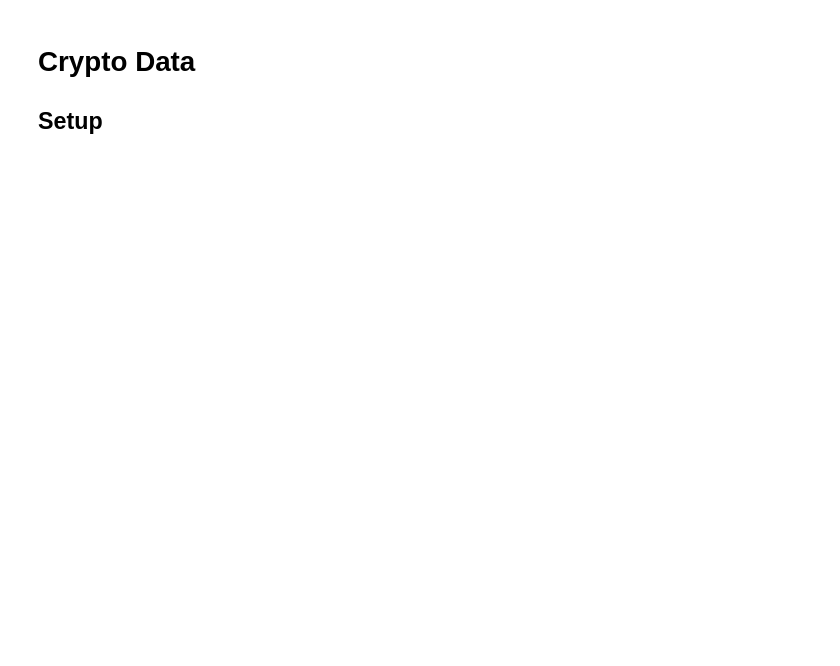
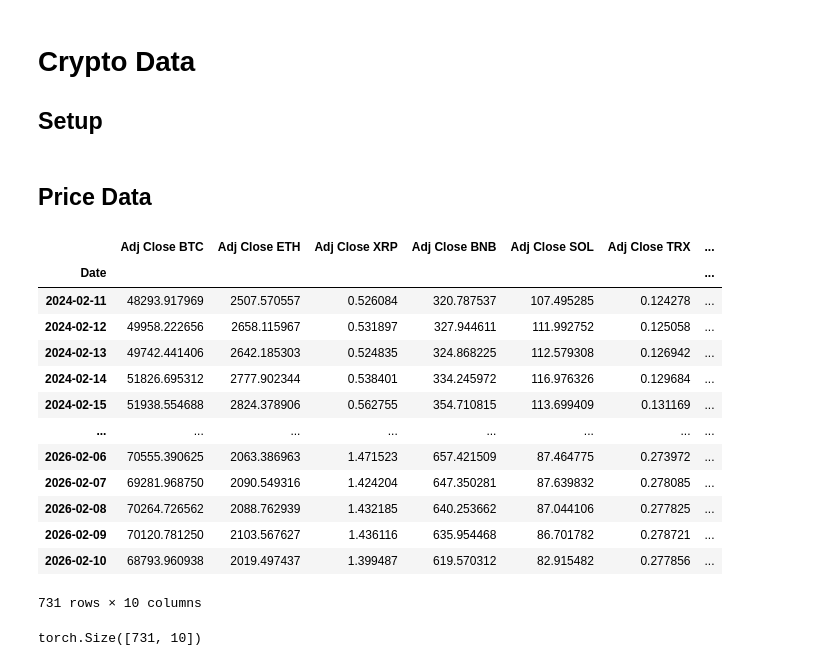
Before and after one commit to fgias/stock-price-anomaly-detection, a Jupyter notebook: crypto_data.ipynb, the cells around one changed output. Saved outputs shown, nothing was run; the diff lists cells and outputs as text; code cells hidden in the pictures; blank space fills up the shorter version.

Commit message:
Add crypto datasets

```diff
--- a/crypto_data.ipynb
+++ b/crypto_data.ipynb
@@ -7,3 +9,5 @@ import matplotlib.pyplot as plt
 
 from data_processing import download_data
+# %% [markdown]
+## Price Data
 # %%
@@ -14,0 +28,17 @@ for ticker in tickers:
+# %%
+df
+# %% [output]
+|  | Adj Close BTC | Adj Close ETH | Adj Close XRP | Adj Close BNB | Adj Close SOL | Adj Close TRX | ... |
+| Date |  |  |  |  |  |  | ... |
+| 2024-02-11 | 48293.917969 | 2507.570557 | 0.526084 | 320.787537 | 107.495285 | 0.124278 | ... |
+| 2024-02-12 | 49958.222656 | 2658.115967 | 0.531897 | 327.944611 | 111.992752 | 0.125058 | ... |
+| 2024-02-13 | 49742.441406 | 2642.185303 | 0.524835 | 324.868225 | 112.579308 | 0.126942 | ... |
+| 2024-02-14 | 51826.695312 | 2777.902344 | 0.538401 | 334.245972 | 116.976326 | 0.129684 | ... |
+| 2024-02-15 | 51938.554688 | 2824.378906 | 0.562755 | 354.710815 | 113.699409 | 0.131169 | ... |
+| ... | ... | ... | ... | ... | ... | ... | ... |
+| 2026-02-06 | 70555.390625 | 2063.386963 | 1.471523 | 657.421509 | 87.464775 | 0.273972 | ... |
+| 2026-02-07 | 69281.968750 | 2090.549316 | 1.424204 | 647.350281 | 87.639832 | 0.278085 | ... |
+| 2026-02-08 | 70264.726562 | 2088.762939 | 1.432185 | 640.253662 | 87.044106 | 0.277825 | ... |
+| 2026-02-09 | 70120.781250 | 2103.567627 | 1.436116 | 635.954468 | 86.701782 | 0.278721 | ... |
+| 2026-02-10 | 68793.960938 | 2019.497437 | 1.399487 | 619.570312 | 82.915482 | 0.277856 | ... |
+731 rows × 10 columns
@@ -14,0 +48,6 @@ for ticker in tickers:
+# %%
+# Load
+data_tensor = torch.tensor(np.load("stgan-algo/STGAN/crypto/data/data.npy"), dtype=torch.float)
+data_tensor.shape
+# %% [output]
+torch.Size([731, 10])
```
Also changed, not shown: parts of 24 cells of this notebook.
